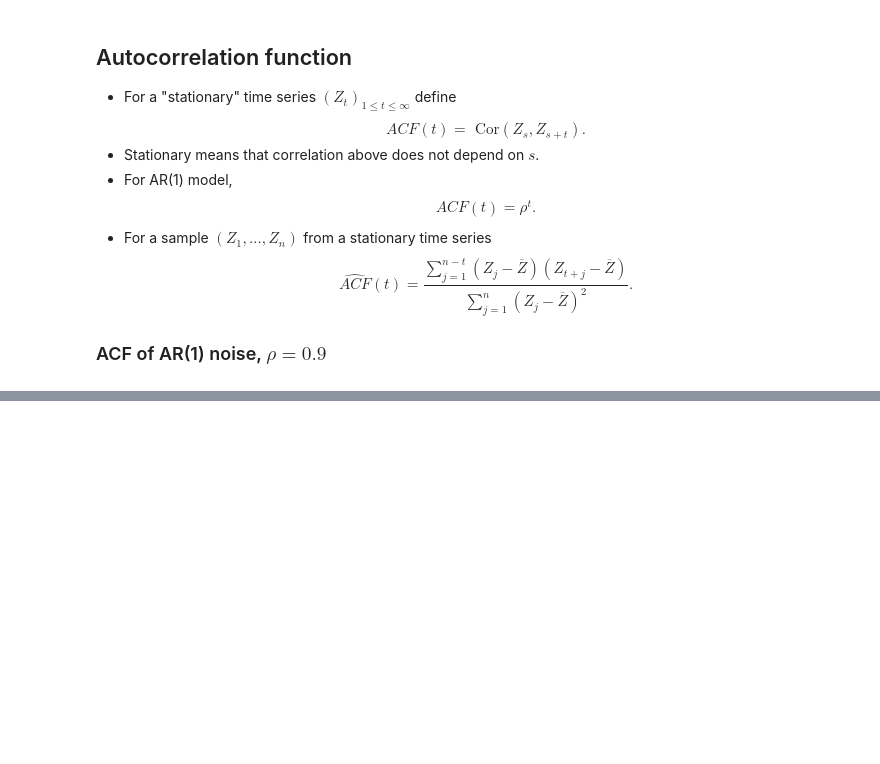
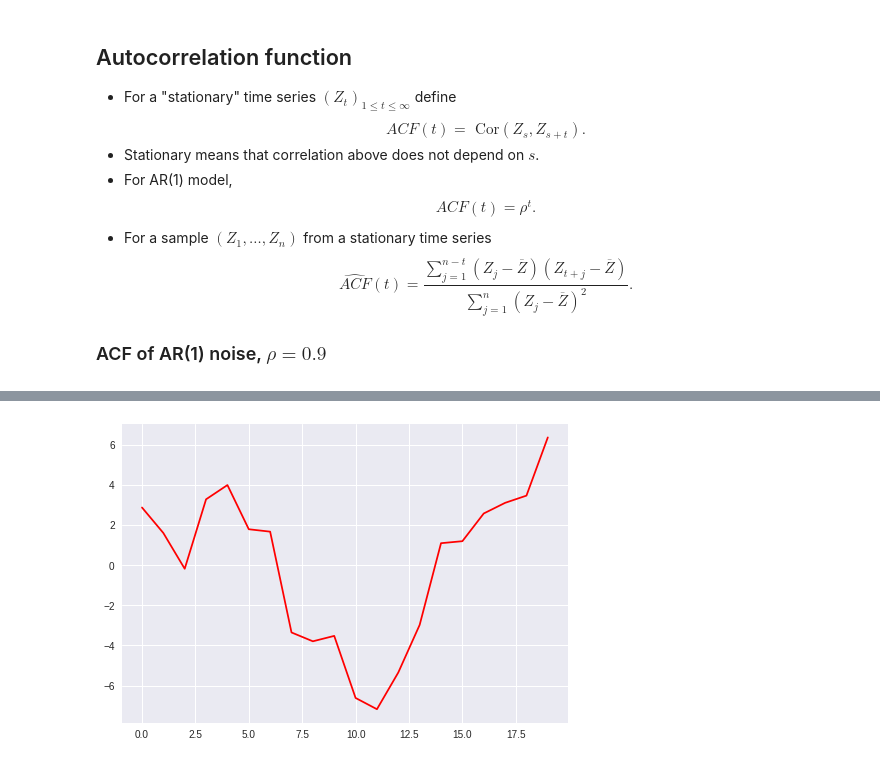
Before and after one commit to DoosanJung/stanford-stats191-python, a Jupyter notebook: 10_correlated_errors.ipynb, the cells around one changed output, grey strips where cells are left out. Saved outputs shown, nothing was run; the diff lists cells and outputs as text; code cells hidden in the pictures; blank space fills up the shorter version.

```diff
--- a/10_correlated_errors.ipynb
+++ b/10_correlated_errors.ipynb
@@ -438,0 +532,5 @@ plot_acf_pacf(sim_data, lags=30, zero=False)
+# %%
+plt.plot(expenditure_res.resid, color='red')
+plt.show()
+# %% [output]
+[figure, added]
```
Also changed, not shown: parts of 38 cells of this notebook.
